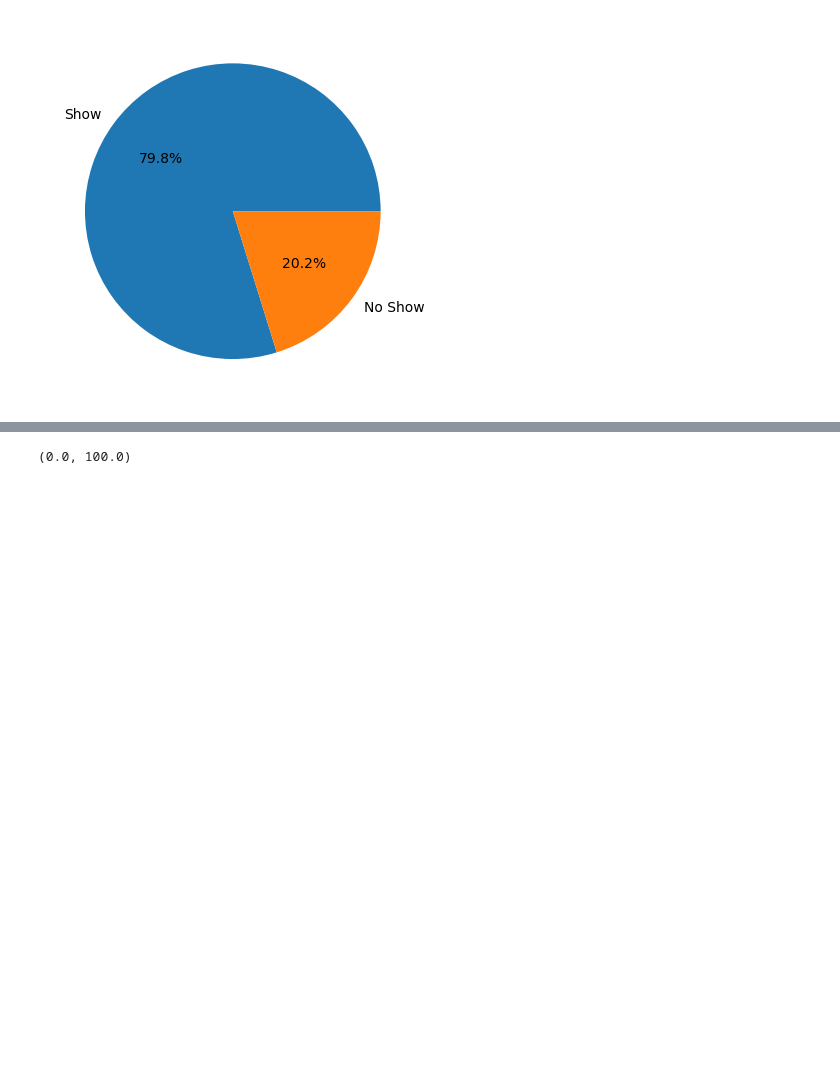
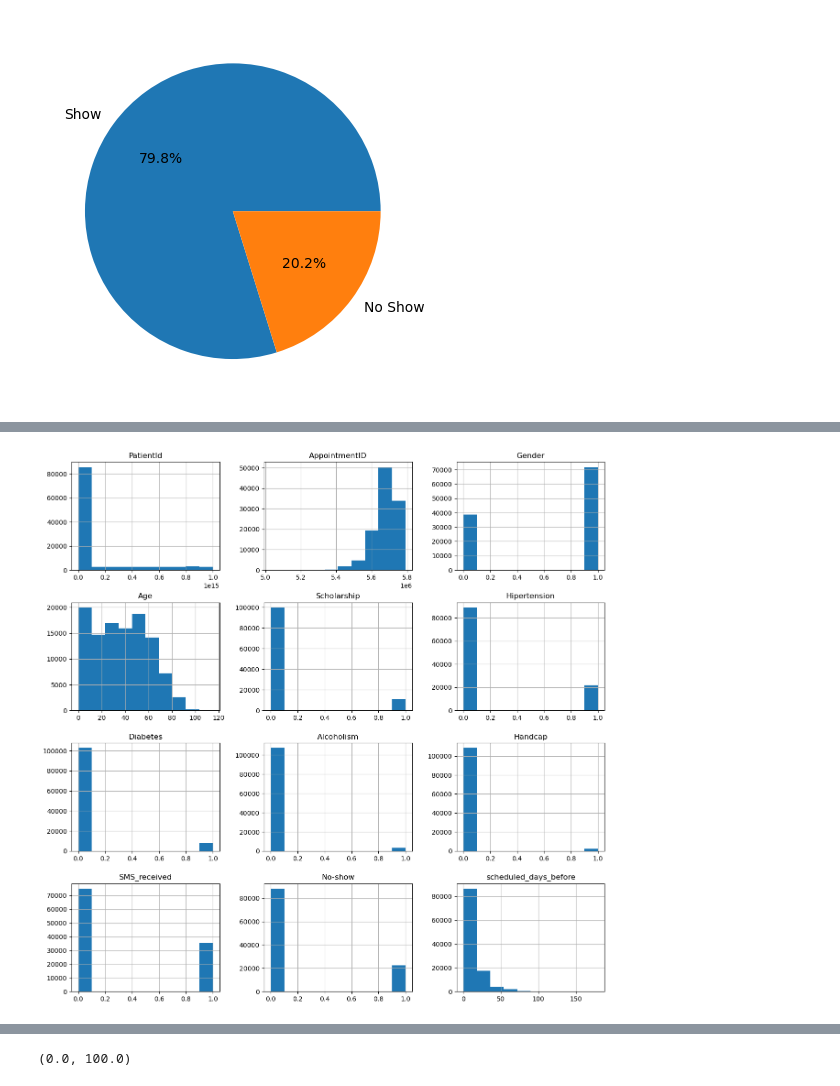
Before and after one commit to tammybenamitay/noshows, a Jupyter notebook: noshows.ipynb, the cells around one changed output, grey strips where cells are left out. Cells and saved outputs as stored; diff of their text form; code cells hidden in the pictures; blank space fills up the shorter version.

```diff
--- a/noshows.ipynb
+++ b/noshows.ipynb
@@ -163 +247,5 @@ plt.show()
+# %%
+df.hist(figsize=(15,15));
+# %% [output]
+[figure, added]
 # %%
```
Also changed, not shown: parts of 30 cells of this notebook.
